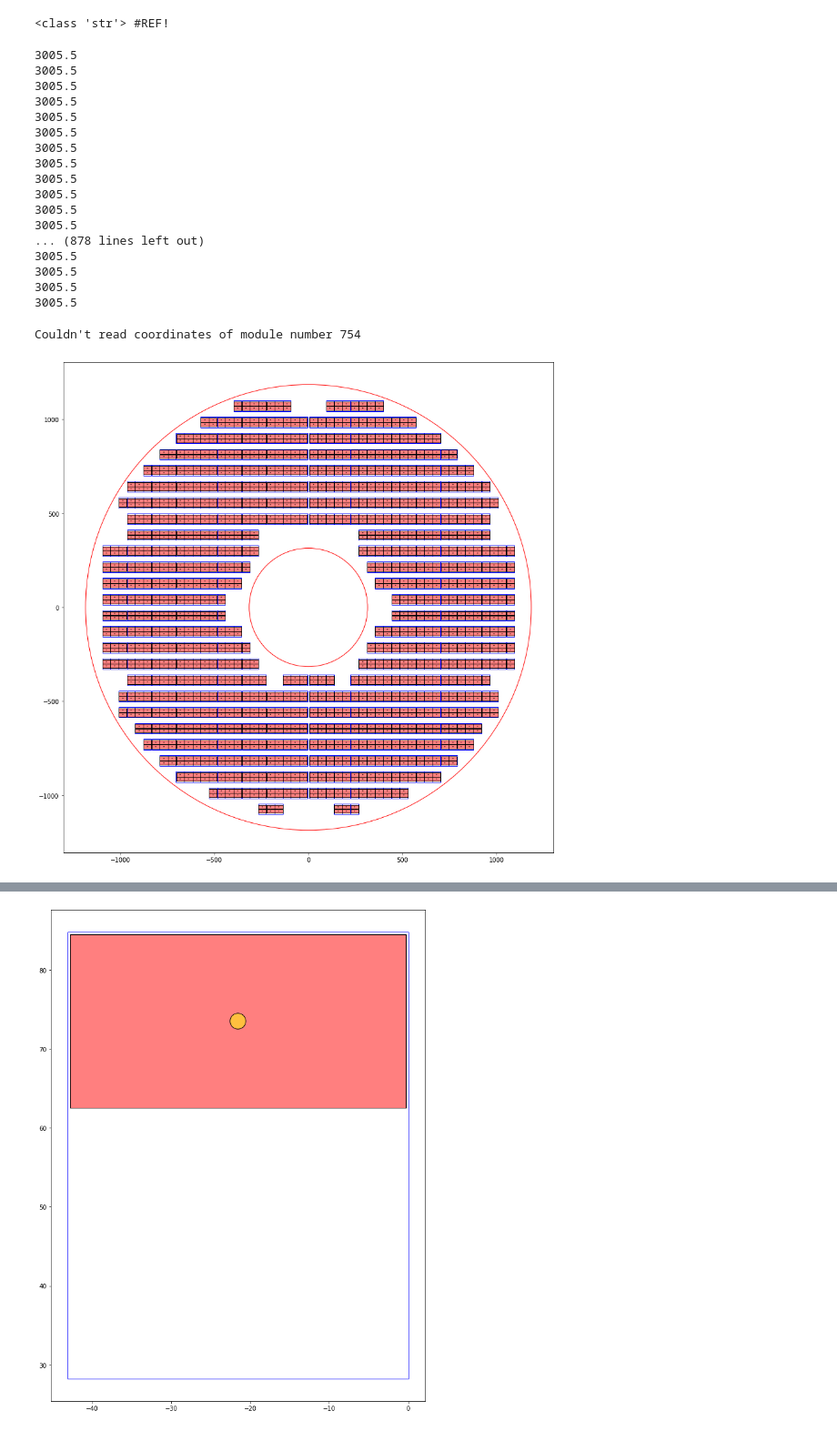
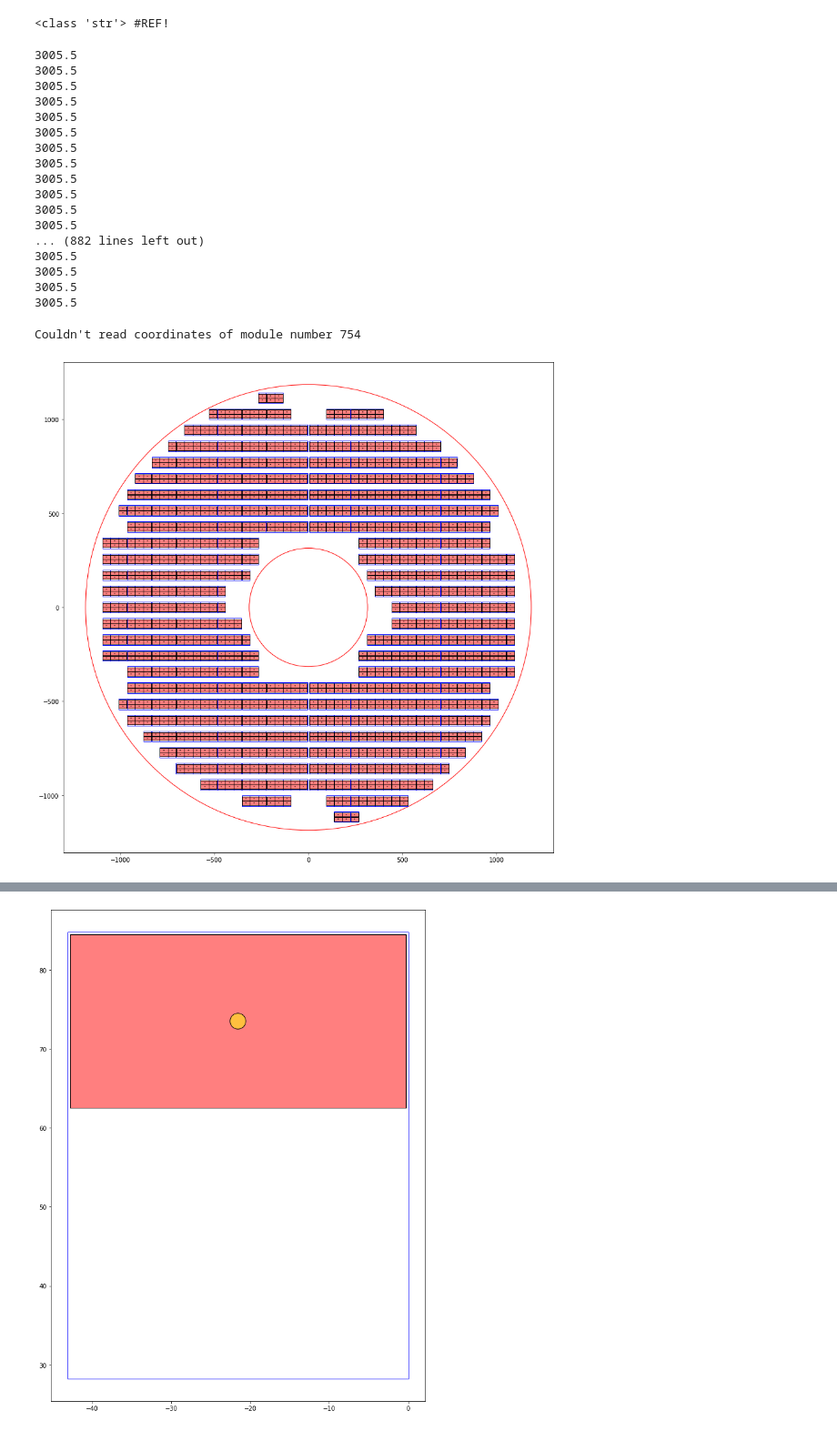
Before and after one commit to yashmehra028/ETL-Copy, a Jupyter notebook: realistic_layout_export.ipynb, the cells around one changed output, grey strips where cells are left out. Shown at 91% size. Drawn from its saved outputs; the diff is of its cells as text; code cells hidden in the pictures.

```diff
--- a/realistic_layout_export.ipynb
+++ b/realistic_layout_export.ipynb
@@ -4,10 +4,15 @@ import pandas as pd
 delta x	delta y
 43.600	85.700
 # %%
-Front1 = pd.read_csv('data/Face 1.txt', sep='\t')
-Back1 = pd.read_csv('data/Face 2.txt', sep='\t')
-Front2 = pd.read_csv('data/Face 3.txt', sep='\t')
-Back2 = pd.read_csv('data/Face 4.txt', sep='\t')
+Front1 = pd.read_csv('data/Face 1 filled.txt', sep='\t')
+Back1 = pd.read_csv('data/Face 2 filled.txt', sep='\t')
+Front2 = pd.read_csv('data/Face 3 filled.txt', sep='\t')
+Back2 = pd.read_csv('data/Face 4 filled.txt', sep='\t')
+
+# Front1 = pd.read_csv('data/Face 1.txt', sep='\t')
+# Back1 = pd.read_csv('data/Face 2.txt', sep='\t')
+# Front2 = pd.read_csv('data/Face 3.txt', sep='\t')
+# Back2 = pd.read_csv('data/Face 4.txt', sep='\t')
 # %%
 Back1
 # %% [output]
@@ -192,7 +272,7 @@ for x, y, z_orientation in Back1[['X','Y', 'Z']].values:
 3005.5
 3005.5
 3005.5
-... (878 lines left out)
+... (882 lines left out)
 3005.5
 3005.5
 3005.5
@@ -218,32 +298,32 @@ def fillDee(positions):
         except ValueError:
             print ("Couldn't read coordinates of module number %s"%mod_nr)
 
     return modules, centers
 
 modulesB, centersB = fillDee(Back1)
 modulesF, centersF = fillDee(Front1)
 
 inner = plt.Circle((0, 0), 315,fill=None, edgecolor='r')
 outer = plt.Circle((0, 0), 1185,fill=None, edgecolor='r')
 
 plt.gca().add_patch(inner)
 plt.gca().add_patch(outer)
 
 #modules += makeModule(0, 0, '+')
 
 hori = plt.Line2D((-1185, 1185), (0, 0), lw=2.5)
 vert = plt.Line2D((0, 0), (-1185, 1185), lw=2.5)
 
 #plt.gca().add_line(hori)
 #plt.gca().add_line(vert)
 
-for m in modulesF:# + modulesB:
+for m in modulesB:# + modulesB:
     plt.gca().add_patch(m)
 #for m in modulesB:
 #    plt.gca().add_patch(m)
 
 plt.axis('scaled')
 plt.show()
 # %% [output]
 Couldn't read coordinates of module number 754
-[figure, old version]
+[figure, new version]
```
Also changed, not shown: parts of 7 cells of this notebook, 30 other files.
